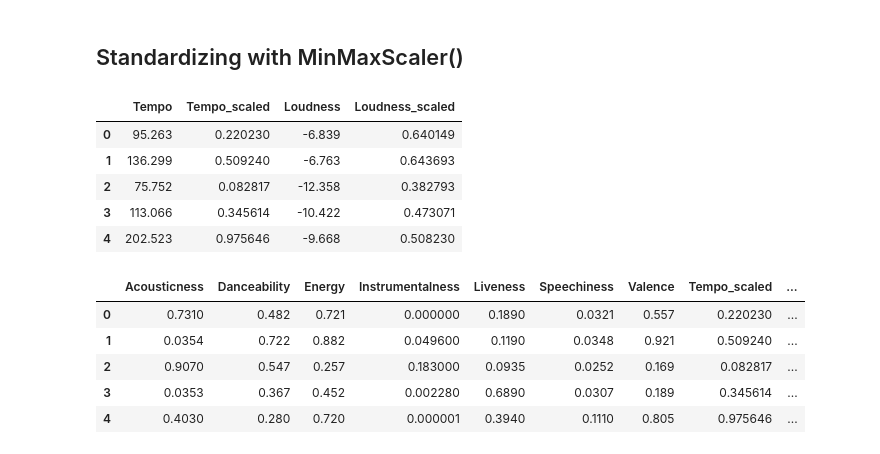
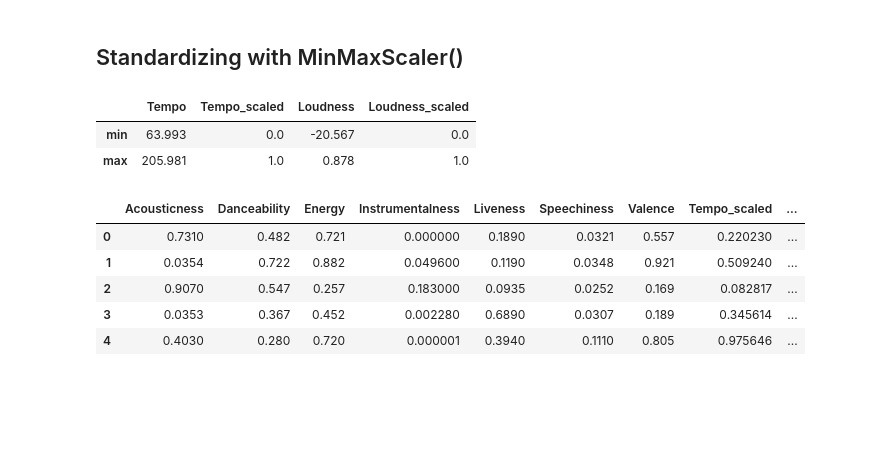
Before and after one commit to wry420/Spotify-playlist-data-analysis, a Jupyter notebook: spotify_dataset.ipynb, the cells around one changed output. Cells and saved outputs as stored; diff of their text form; code cells hidden in the pictures; blank space fills up the shorter version.

```diff
--- a/spotify_dataset.ipynb
+++ b/spotify_dataset.ipynb
@@ -49,16 +51,13 @@ df[['Tempo','Loudness']].describe().loc[['min','max']]
 # %%
 from sklearn.preprocessing import MinMaxScaler
 scaler =MinMaxScaler(feature_range=(0,1))
 df['Tempo_scaled']=scaler.fit_transform(df[['Tempo']])
 df['Loudness_scaled']=scaler.fit_transform(df[['Loudness']])
-df[['Tempo','Tempo_scaled','Loudness','Loudness_scaled']].head()
+df[['Tempo','Tempo_scaled','Loudness','Loudness_scaled']].describe().loc[['min','max']]
 # %% [output]
 |  | Tempo | Tempo_scaled | Loudness | Loudness_scaled |
-| 0 | 95.263 | 0.220230 | -6.839 | 0.640149 |
-| 1 | 136.299 | 0.509240 | -6.763 | 0.643693 |
-| 2 | 75.752 | 0.082817 | -12.358 | 0.382793 |
-| 3 | 113.066 | 0.345614 | -10.422 | 0.473071 |
-| 4 | 202.523 | 0.975646 | -9.668 | 0.508230 |
+| min | 63.993 | 0.0 | -20.567 | 0.0 |
+| max | 205.981 | 1.0 | 0.878 | 1.0 |
 # %%
 df.drop(['Tempo','Loudness'],axis=1,inplace=True)
 # %%
```
Also changed, not shown: parts of 18 cells of this notebook.
